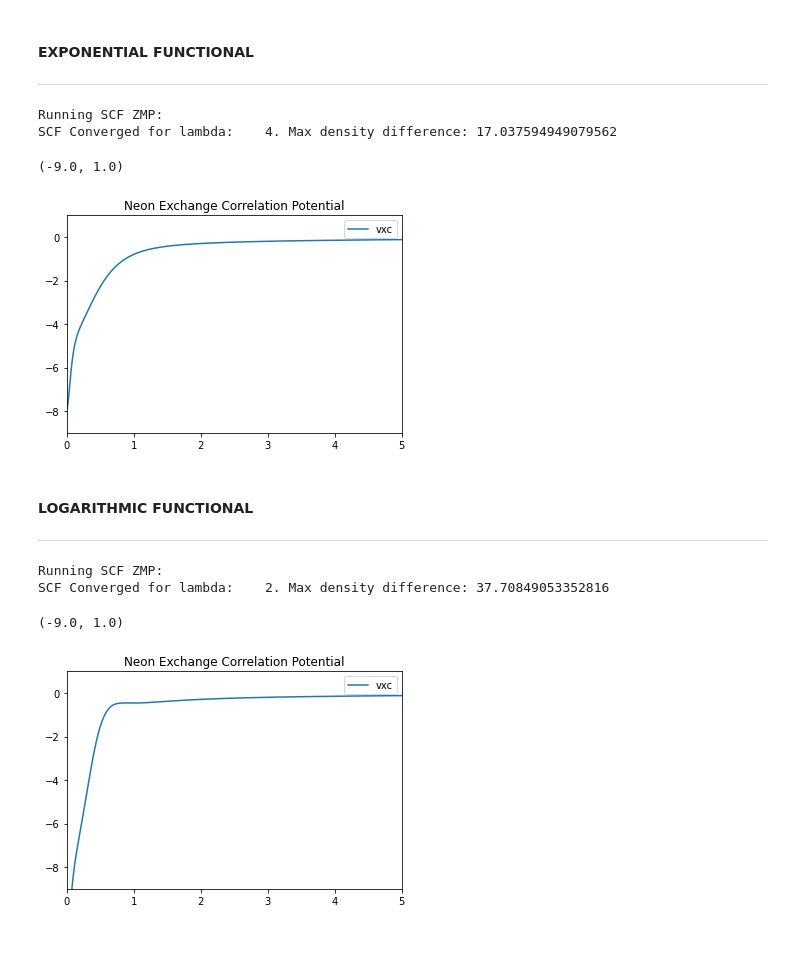
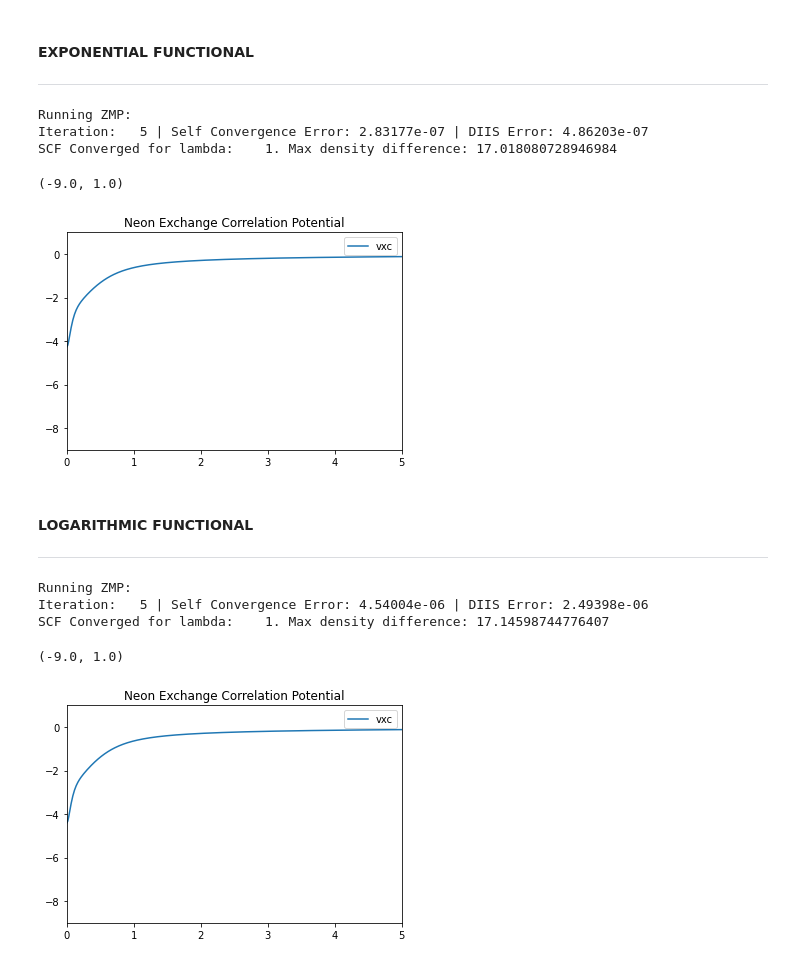
Before and after one commit to wasserman-group/n2v_examples, a Jupyter notebook: ZMP/ZMP_Functionals.ipynb, the cells around one changed output. Drawn from its saved outputs; the diff is of its cells as text; code cells hidden in the pictures.

```diff
--- a/ZMP/ZMP_Functionals.ipynb
+++ b/ZMP/ZMP_Functionals.ipynb
@@ -88,7 +90,7 @@ SCF Converged for lambda:   10. Max density difference: 8.459275116948106
 #### EXPONENTIAL FUNCTIONAL
 ---
 # %%
-ine.invert("zmp", opt_max_iter=5000, opt_tol=1e-9, zmp_functional='exp', zmp_mixing=1.0, zmp_lam=[4], guide_potential_components=["fermi_amaldi"])
+ine.invert("zmp", opt_max_iter=5000, opt_tol=1e-9, zmp_functional='exp', zmp_mixing=0.0, zmp_lam=[1], guide_potential_components=["fermi_amaldi"])
 
 wfn_ne.Da().np[:] = ine.proto_density_a
 wfn_ne.Db().np[:] = ine.proto_density_b
@@ -102,29 +104,31 @@ plt.legend()
 plt.xlim(0,5)
 plt.ylim(-9,1)
 # %% [output]
-Running SCF ZMP:
-SCF Converged for lambda:    4. Max density difference: 17.037594949079562
+Running ZMP:
+Iteration:   5 | Self Convergence Error: 2.83177e-07 | DIIS Error: 4.86203e-07
+SCF Converged for lambda:    1. Max density difference: 17.018080728946984
 (-9.0, 1.0)
-[figure, old version]
+[figure, new version]
 # %% [markdown]
 #### LOGARITHMIC FUNCTIONAL
 ---
 # %%
-ine.invert("zmp", opt_max_iter=5000, opt_tol=1e-9, zmp_functional='log', zmp_mixing=1.0, zmp_lam=[2], guide_potential_components=["fermi_amaldi"])
+ine.invert("zmp", opt_max_iter=5000, opt_tol=1e-9, zmp_functional='log', zmp_mixing=1.0, zmp_lam=[1], guide_potential_components=["fermi_amaldi"])
 
 wfn_ne.Da().np[:] = ine.proto_density_a
 wfn_ne.Db().np[:] = ine.proto_density_b
 results = ine.on_grid_esp(grid=grid, )
 vxc_ne = results[1]
 
 
 plt.title("Neon Exchange Correlation Potential")
 plt.plot(x,  vxc_ne, label="vxc")
 plt.legend()
 plt.xlim(0,5)
 plt.ylim(-9,1)
 # %% [output]
-Running SCF ZMP:
-SCF Converged for lambda:    2. Max density difference: 37.70849053352816
+Running ZMP:
+Iteration:   5 | Self Convergence Error: 4.54004e-06 | DIIS Error: 2.49398e-06
+SCF Converged for lambda:    1. Max density difference: 17.14598744776407
 (-9.0, 1.0)
-[figure, old version]
+[figure, new version]
```
Also changed, not shown: parts of 7 cells of this notebook, 1 other file.
